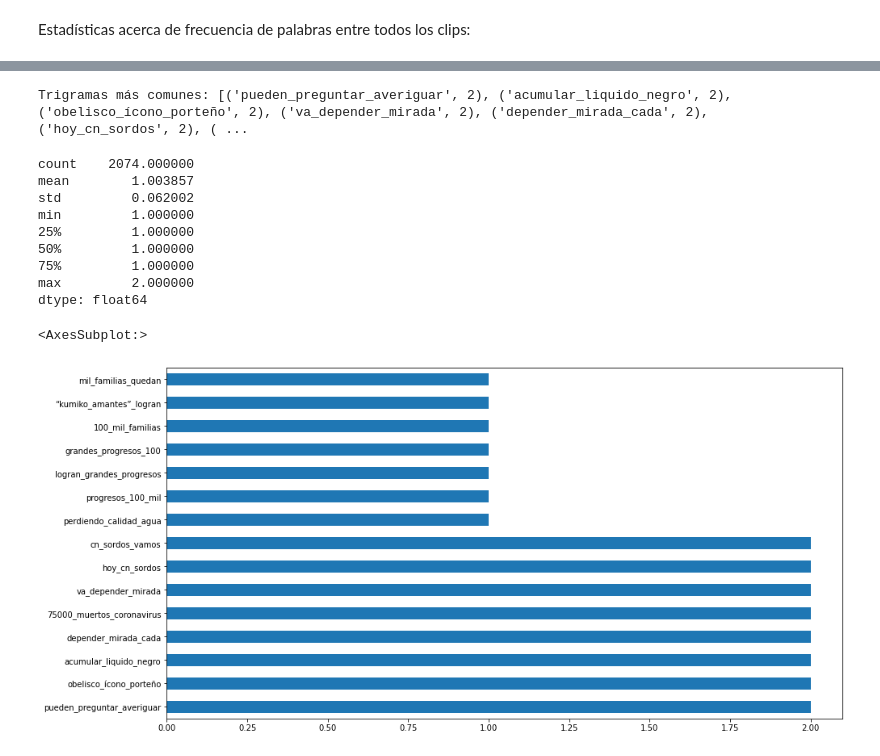
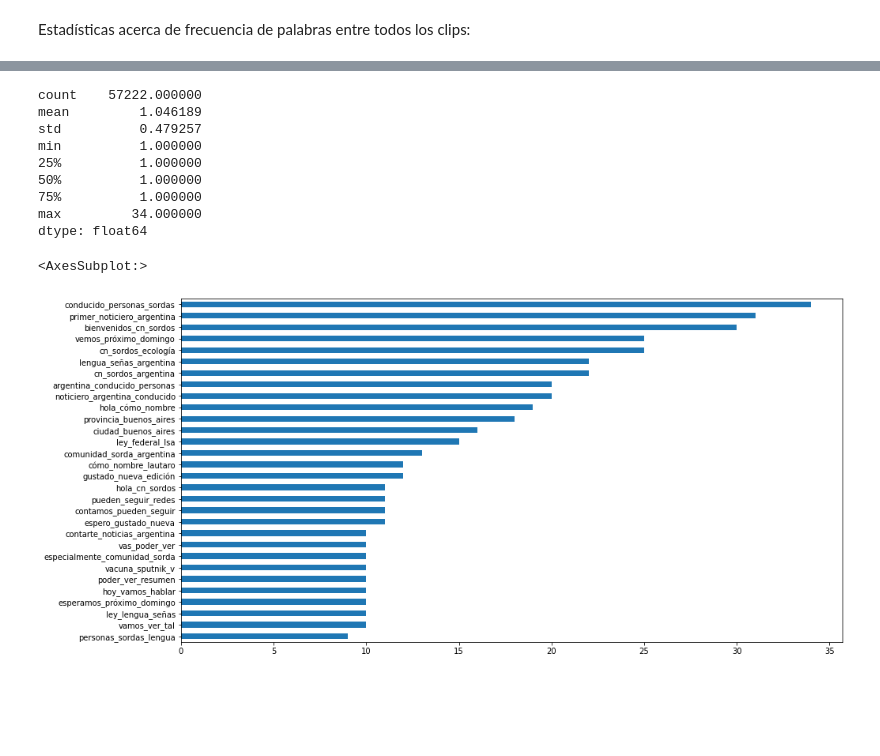
Before and after one commit to midusi/LSA-T, a Jupyter notebook: subtitles-analysis.ipynb, the cells around one changed output, grey strips where cells are left out. Drawn from its saved outputs; the diff is of its cells as text; code cells hidden in the pictures; blank space fills up the shorter version.

Commit message:
Updated notebook and download.sh

```diff
--- a/subtitles-analysis.ipynb
+++ b/subtitles-analysis.ipynb
@@ -30,12 +30,12 @@ times: dict[str, float] = {}
 videos: set[str] = set()
 
 # If not downloaded, run
-# nltk.download('stopwords')
+nltk.download('stopwords')
 stop_words = stopwords.words('spanish')
 
 dir = './data/'
 for dirpath, dirnames, filenames in os.walk(dir):
-    for f in filter(lambda fname: fname.endswith('.json'), filenames):
+    for f in filter(lambda fname: fname.endswith('.json') and not fname.startswith('alpha'), filenames): #lo de que no arranque con alpha es por los temporales de alphapose results, despues se puede sacar
         with open(dirpath + '/' + f) as datafile:
             data: CutData = json.load(datafile)
             cuts_data.append(data)
@@ -136,21 +137,19 @@ dtype: float64
 # %%
 total_trigrams = ['_'.join(total_words[i:i + 3]) for i in range(len(total_words))]
 trigram_count = Counter(total_trigrams)
-print('Trigramas más comunes:', trigram_count.most_common(10))
 
 total_trigrams_s = pd.Series(trigram_count).sort_values(ascending=False)
 display(total_trigrams_s.describe())
-display(total_trigrams_s.iloc[:15].plot.barh(figsize=(15,8)))
+display(total_trigrams_s.iloc[:30].sort_values().plot.barh(figsize=(15,8)))
 # %% [output]
-Trigramas más comunes: [('pueden_preguntar_averiguar', 2), ('acumular_liquido_negro', 2), ('obelisco_ícono_porteño', 2), ('va_depender_mirada', 2), ('depender_mirada_cada', 2), ('hoy_cn_sordos', 2), ( ...
+count    57222.000000
+mean         1.046189
+std          0.479257
+min          1.000000
+25%          1.000000
+50%          1.000000
+75%          1.000000
+max         34.000000
+dtype: float64
-count    2074.000000
-mean        1.003857
-std         0.062002
-min         1.000000
-25%         1.000000
-50%         1.000000
-75%         1.000000
-max         2.000000
-dtype: float64
+<AxesSubplot:>
-<AxesSubplot:>
-[figure, old version]
+[figure, new version]
```
Also changed, not shown: parts of 5 cells of this notebook, 3 other files.
